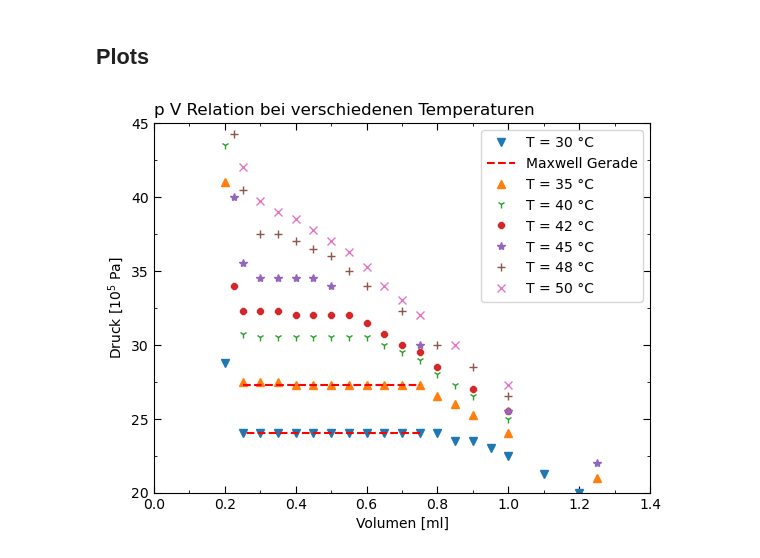
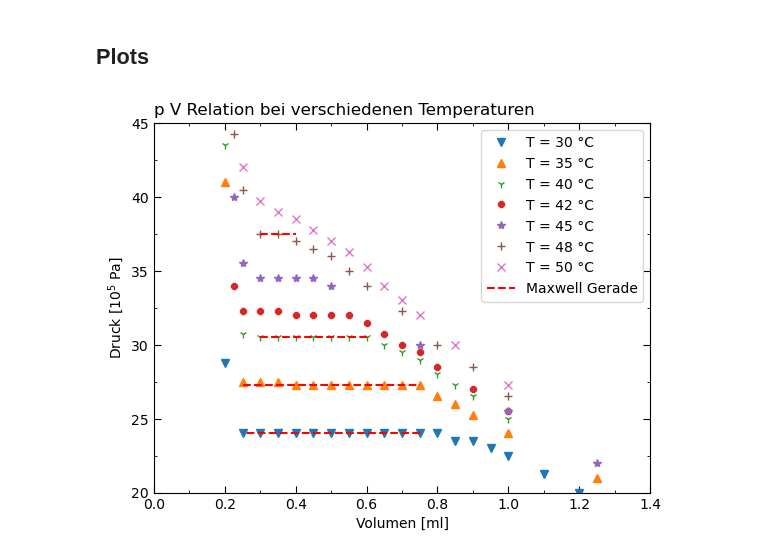
Before and after one commit to Bonsai-Tr33/C-Praktikum, a Jupyter notebook: 31/Evaluation/Evaluate.ipynb, the cells around one changed output. Cells and saved outputs as stored; diff of their text form; code cells hidden in the pictures.

```diff
--- a/31/Evaluation/Evaluate.ipynb
+++ b/31/Evaluation/Evaluate.ipynb
@@ -47,26 +47,28 @@ def pVPlot(T, Data, vdw=True, hert=0, ylim=30, xlim=4):
 ## Plots
 # %%
 plt.plot(Data30[:,1], Data30[:,0], 'v', label='T = 30 °C')
-plt.hlines(y=24, color='red', linestyle='--', xmin=0.75, xmax=0.25, linewidth=1.5, label='Maxwell Gerade')
+plt.hlines(y=24, color='red', linestyle='--', xmin=0.75, xmax=0.25, linewidth=1.5)
 plt.plot(Data35[:,1], Data35[:,0], '^', label='T = 35 °C')
 plt.hlines(y=27.25, color='red', linestyle='--', xmin=0.25, xmax=0.75, linewidth=1.5)
 plt.plot(Data40[:,1], Data40[:,0], '1', label='T = 40 °C')
+plt.hlines(y=30.5, color='red', linestyle='--', xmin=0.3, xmax=0.6, linewidth=1.5)
 plt.plot(Data42[:,1], Data42[:,0], '8', label='T = 42 °C', markersize=4)
 plt.plot(Data45[:,1], Data45[:,0], '*', label='T = 45 °C')
 plt.plot(Data48[:,1], Data48[:,0], '+', label='T = 48 °C')
 plt.plot(Data50[:,1], Data50[:,0], 'x', label='T = 50 °C')
+plt.hlines(y=37.5, color='red', linestyle='--', xmin=0.3, xmax=0.4, linewidth=1.5, label='Maxwell Gerade')
 plt.xlabel('Volumen [ml]')
 plt.ylabel('Druck [10$^5$ Pa]')
 plt.title('p V Relation bei verschiedenen Temperaturen', loc='left')
 plt.gca().yaxis.set_minor_locator(AutoMinorLocator(2))
 plt.gca().xaxis.set_minor_locator(AutoMinorLocator(2))
 plt.xticks(np.arange(0, 5, 0.2))
 plt.yticks(np.arange(0, 60, 5))
 plt.tick_params(axis='both', which='minor', direction='in', right=True, top=True)
 plt.tick_params(axis='both', which='major', direction='in', right=True, top=True, length=5)
 plt.xlim(0, 1.4)
 plt.ylim(20, 45)
 plt.legend()
 plt.savefig(img_path / 'pV_all.png', bbox_inches='tight')
 # %% [output]
-[figure, old version]
+[figure, new version]
```
Also changed, not shown: 1 other file.
